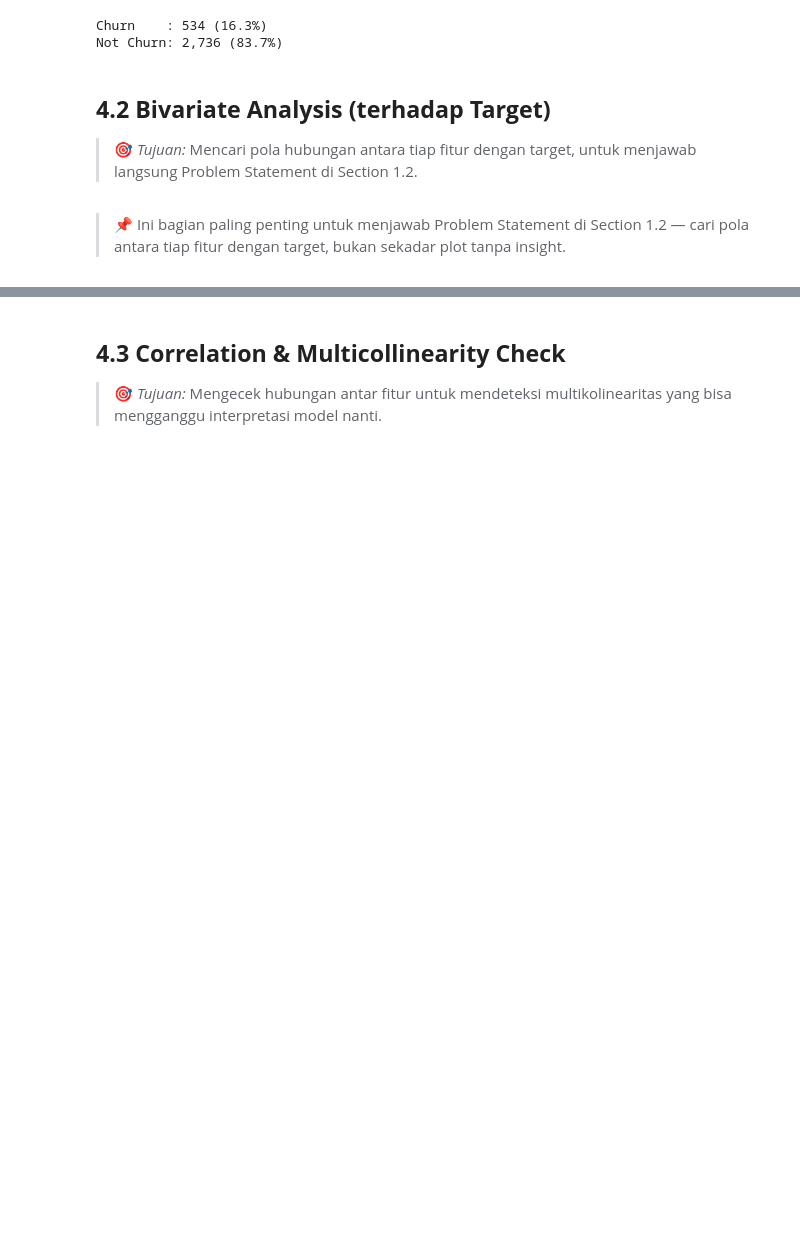
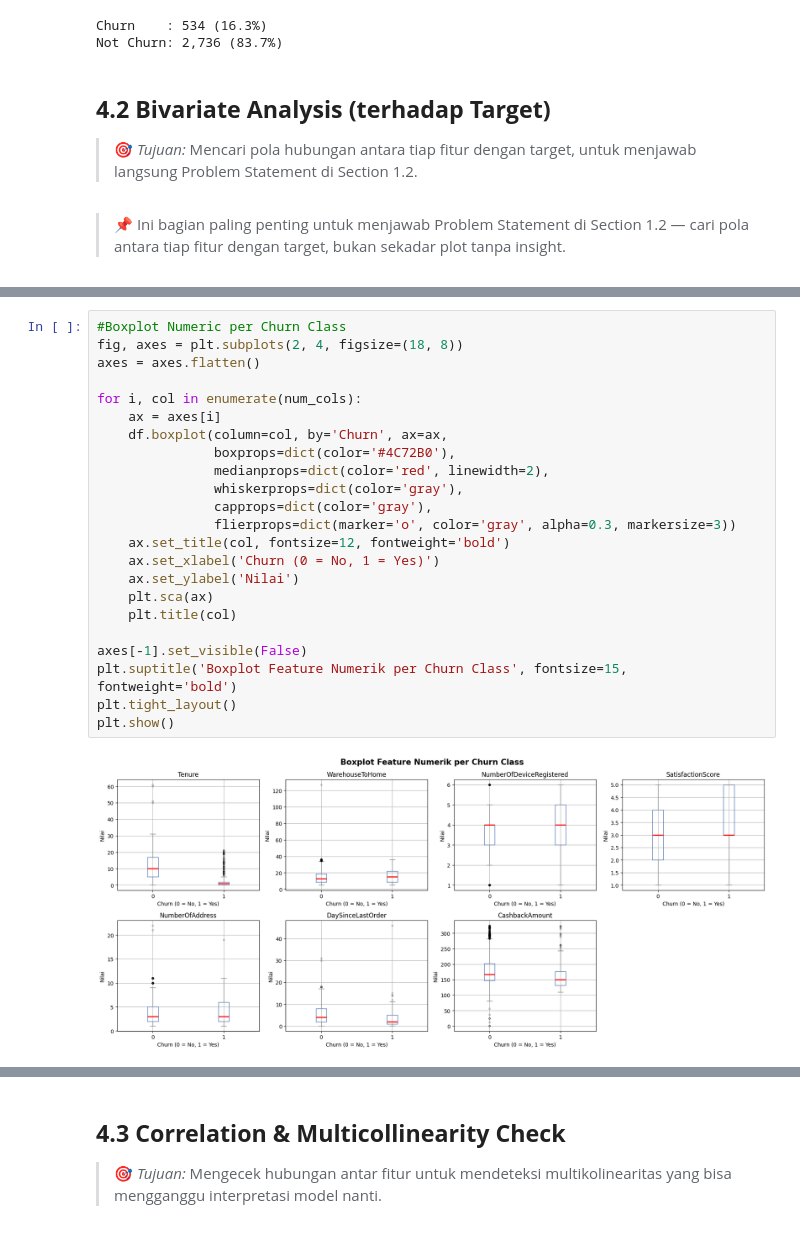
Before and after one commit to MikaMahaputra/E-Commerce-Customer-Churn, a Jupyter notebook: notebook/e-commerce-churn-analysis.ipynb, the cells around one changed output, grey strips where cells are left out. Cells and saved outputs as stored; diff of their text form; blank space fills up the shorter version.

```diff
--- a/notebook/e-commerce-churn-analysis.ipynb
+++ b/notebook/e-commerce-churn-analysis.ipynb
@@ -853,0 +881,25 @@ Not Churn: 2,736 (83.7%)
+# %%
+#Boxplot Numeric per Churn Class
+fig, axes = plt.subplots(2, 4, figsize=(18, 8))
+axes = axes.flatten()
+
+for i, col in enumerate(num_cols):
+    ax = axes[i]
+    df.boxplot(column=col, by='Churn', ax=ax,
+               boxprops=dict(color='#4C72B0'),
+               medianprops=dict(color='red', linewidth=2),
+               whiskerprops=dict(color='gray'),
+               capprops=dict(color='gray'),
+               flierprops=dict(marker='o', color='gray', alpha=0.3, markersize=3))
+    ax.set_title(col, fontsize=12, fontweight='bold')
+    ax.set_xlabel('Churn (0 = No, 1 = Yes)')
+    ax.set_ylabel('Nilai')
+    plt.sca(ax)
+    plt.title(col)
+
+axes[-1].set_visible(False)
+plt.suptitle('Boxplot Feature Numerik per Churn Class', fontsize=15, fontweight='bold')
+plt.tight_layout()
+plt.show()
+# %% [output]
+[figure, added]
```
Also changed, not shown: parts of 12 cells of this notebook.
